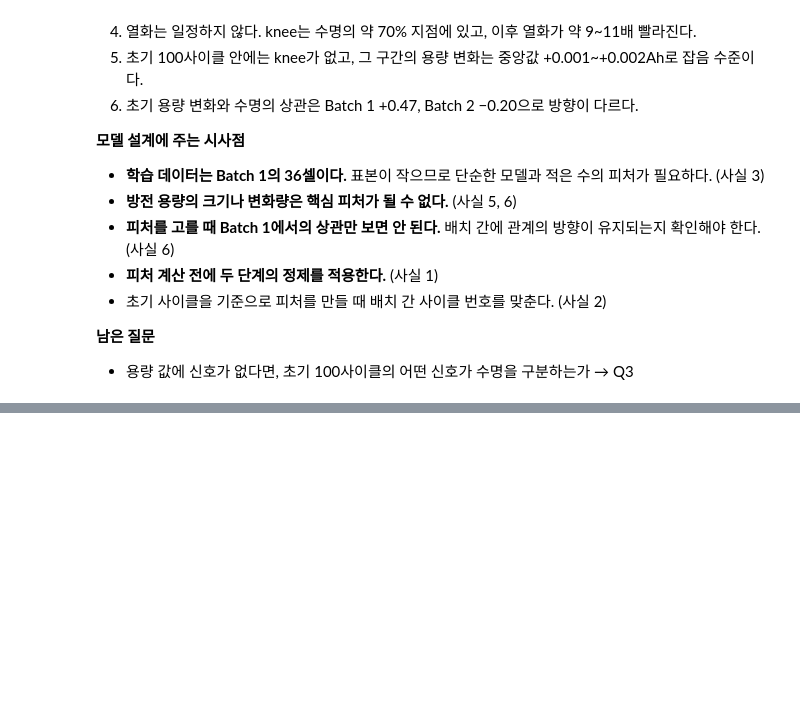
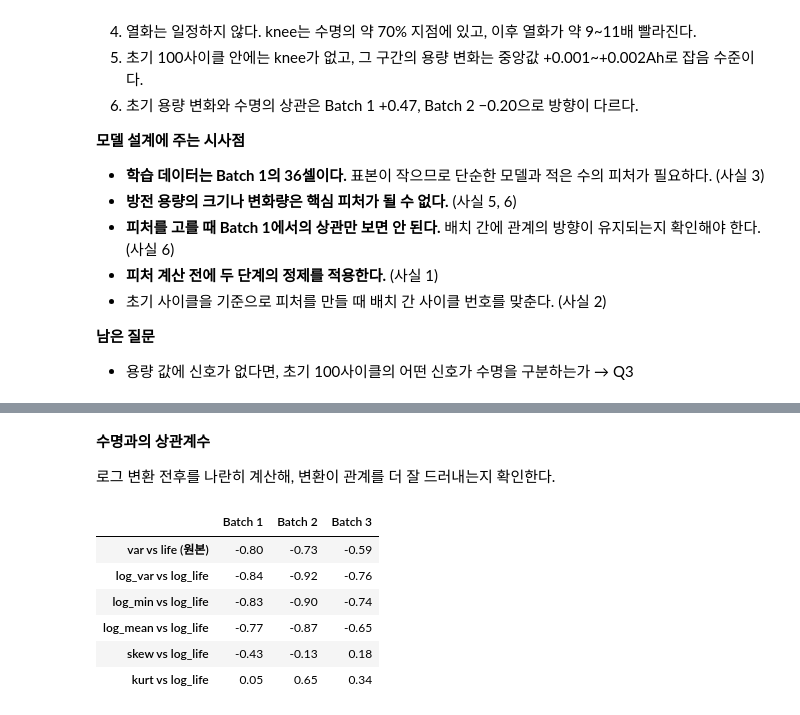
Before and after one commit to kyubin0973/DA-mini, a Jupyter notebook: notebooks/01_EDA.ipynb, the cells around one changed output, grey strips where cells are left out. Drawn from its saved outputs; the diff is of its cells as text; code cells hidden in the pictures; blank space fills up the shorter version.

```diff
--- a/notebooks/01_EDA.ipynb
+++ b/notebooks/01_EDA.ipynb
@@ -797,0 +1084,26 @@ knee가 100사이클 이내인 셀 수: 0
+# %% [markdown]
+**수명과의 상관계수**
+
+로그 변환 전후를 나란히 계산해, 변환이 관계를 더 잘 드러내는지 확인한다.
+# %%
+def corr_by_batch(x, y):
+    return feat.groupby('batch').apply(lambda g: g[x].corr(g[y])).round(2)
+
+corr = pd.DataFrame({
+    'var vs life (원본)': corr_by_batch('dq_var', 'cycle_life'),
+    'log_var vs log_life': corr_by_batch('log_var', 'log_life'),
+    'log_min vs log_life': corr_by_batch('log_min', 'log_life'),
+    'log_mean vs log_life': corr_by_batch('log_mean', 'log_life'),
+    'skew vs log_life': corr_by_batch('dq_skew', 'log_life'),
+    'kurt vs log_life': corr_by_batch('dq_kurt', 'log_life'),
+}).T
+corr.columns = ['Batch 1', 'Batch 2', 'Batch 3']
+corr
+# %% [output]
+|  | Batch 1 | Batch 2 | Batch 3 |
+| var vs life (원본) | -0.80 | -0.73 | -0.59 |
+| log_var vs log_life | -0.84 | -0.92 | -0.76 |
+| log_min vs log_life | -0.83 | -0.90 | -0.74 |
+| log_mean vs log_life | -0.77 | -0.87 | -0.65 |
+| skew vs log_life | -0.43 | -0.13 | 0.18 |
+| kurt vs log_life | 0.05 | 0.65 | 0.34 |
```
Also changed, not shown: parts of 37 cells of this notebook, 2 other files.
